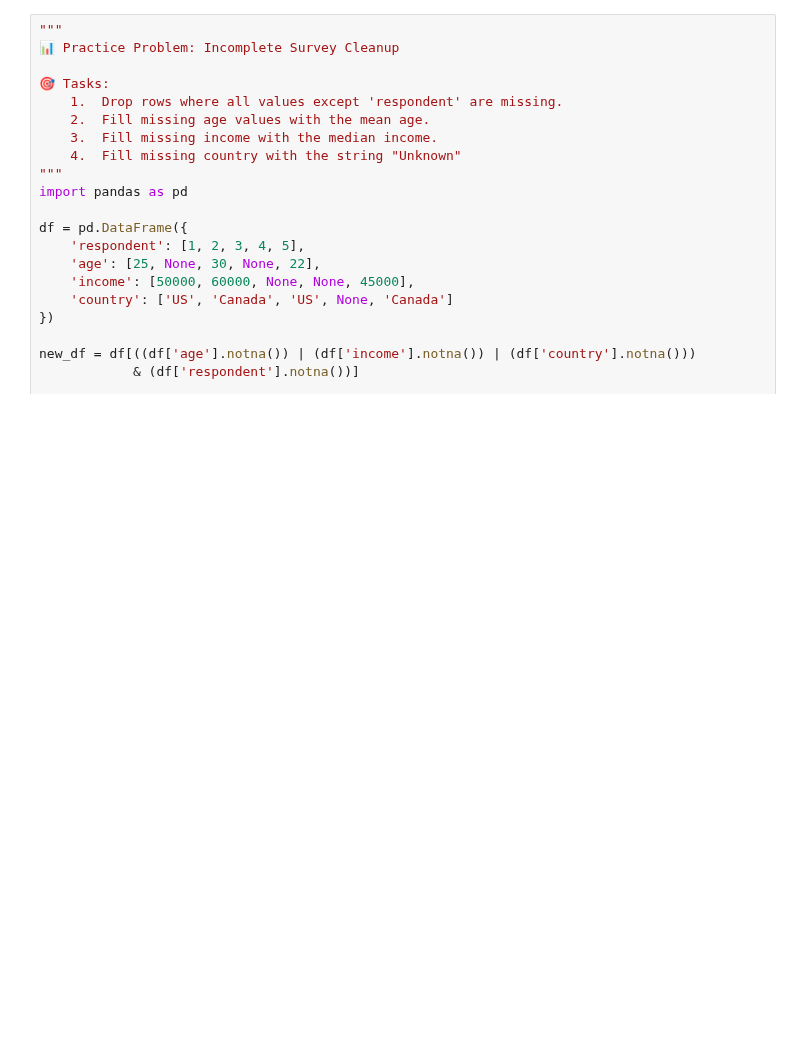
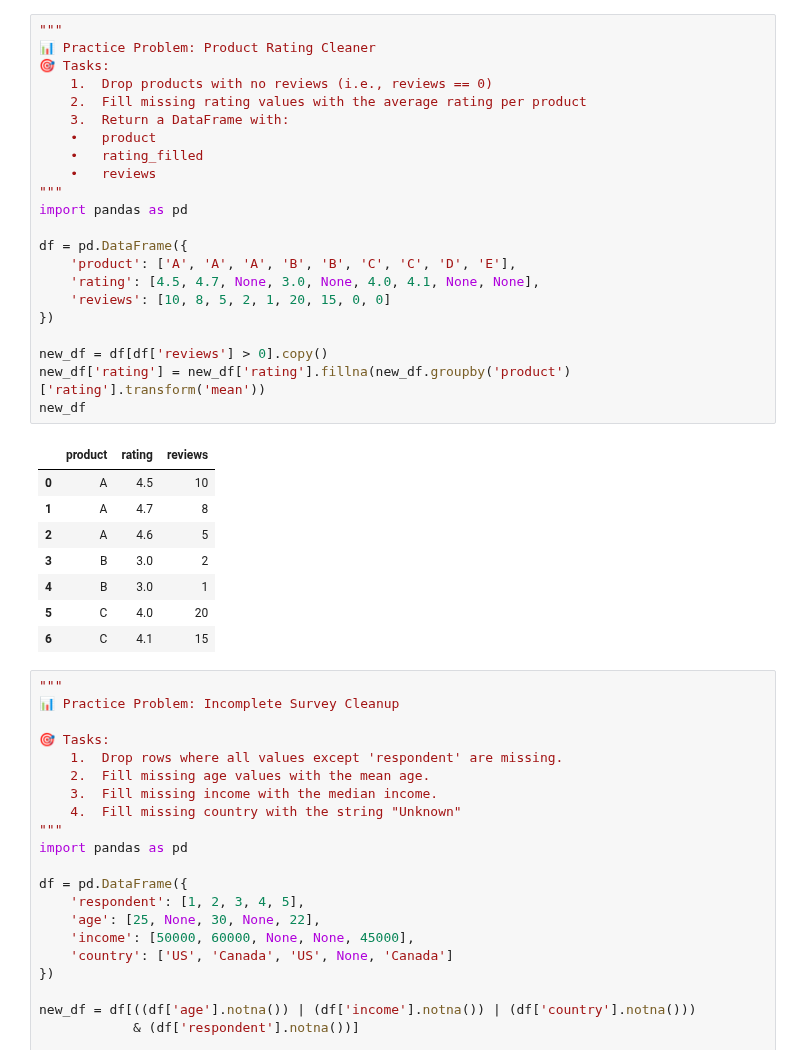
Before and after one commit to edmiller824/sf_tech, a Jupyter notebook: reps.ipynb, the cells around one changed output. Saved outputs shown, nothing was run; the diff lists cells and outputs as text; blank space fills up the shorter version.

```diff
--- a/reps.ipynb
+++ b/reps.ipynb
@@ -1,3 +58,34 @@
+# %%
+"""
+📊 Practice Problem: Product Rating Cleaner
+🎯 Tasks:
+	1.	Drop products with no reviews (i.e., reviews == 0)
+	2.	Fill missing rating values with the average rating per product
+	3.	Return a DataFrame with:
+	•	product
+	•	rating_filled
+	•	reviews
+"""
+import pandas as pd
+
+df = pd.DataFrame({
+    'product': ['A', 'A', 'A', 'B', 'B', 'C', 'C', 'D', 'E'],
+    'rating': [4.5, 4.7, None, 3.0, None, 4.0, 4.1, None, None],
+    'reviews': [10, 8, 5, 2, 1, 20, 15, 0, 0]
+})
+
+new_df = df[df['reviews'] > 0].copy()
+new_df['rating'] = new_df['rating'].fillna(new_df.groupby('product')['rating'].transform('mean'))
+new_df
+# %% [output]
+|  | product | rating | reviews |
+| 0 | A | 4.5 | 10 |
+| 1 | A | 4.7 | 8 |
+| 2 | A | 4.6 | 5 |
+| 3 | B | 3.0 | 2 |
+| 4 | B | 3.0 | 1 |
+| 5 | C | 4.0 | 20 |
+| 6 | C | 4.1 | 15 |
 # %%
 """
 📊 Practice Problem: Incomplete Survey Cleanup
```
Also changed, not shown: parts of 2 cells of this notebook.
